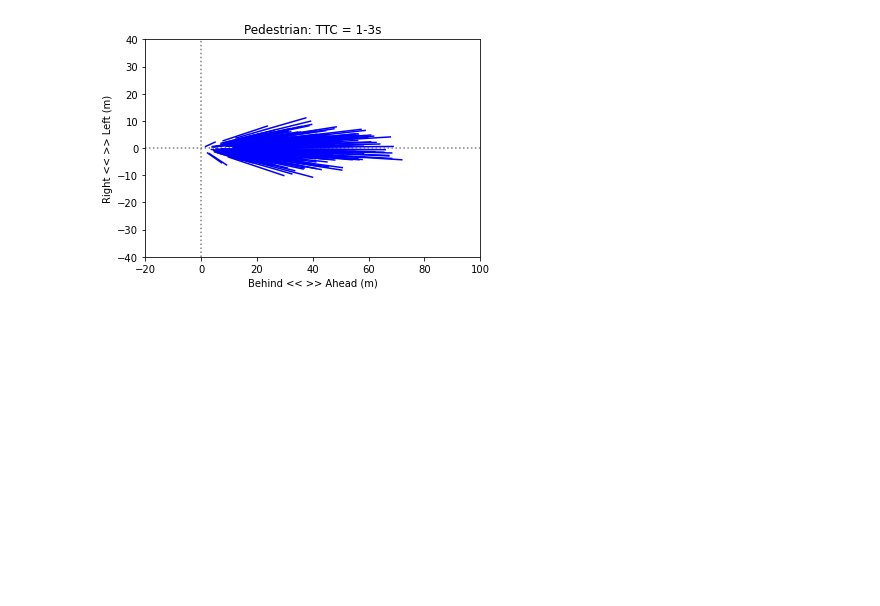
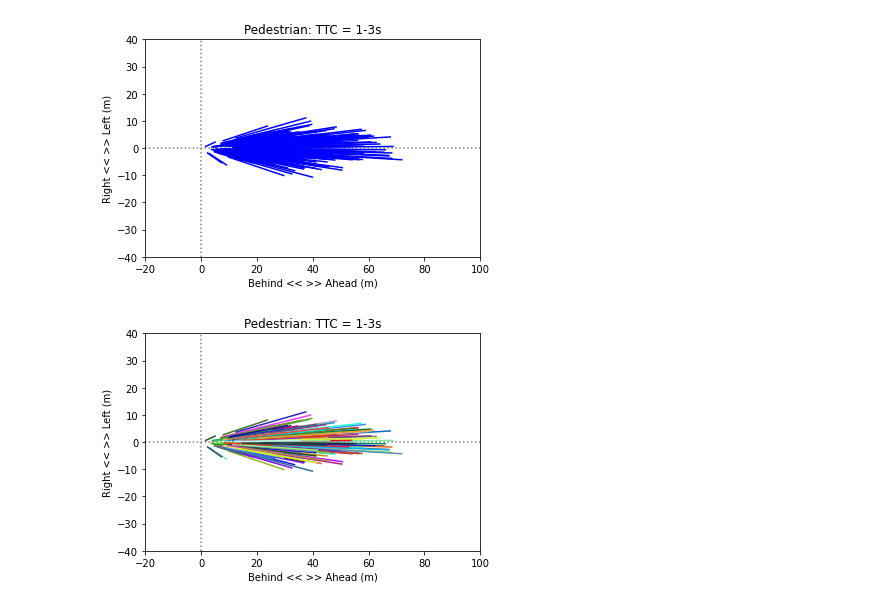
Before and after one commit to Farama-Foundation/Minigrid, a Jupyter notebook: TTC Model.ipynb, the cells around one changed output. Saved outputs shown, nothing was run; the diff lists cells and outputs as text; code cells hidden in the pictures; blank space fills up the shorter version.

```diff
--- a/TTC Model.ipynb
+++ b/TTC Model.ipynb
@@ -118,3 +118,26 @@ plt.plot([x1, x2], [y1, y2], linestyle='-', color='blue')
  <matplotlib.lines.Line2D at 0x...>,
  <matplotlib.lines.Line2D at 0x...>]
 [figure]
+# %%
+x1 = df[df.TTC==3]["distAhead"].values.tolist()
+y1 = df[df.TTC==3]["distLR"].values.tolist()
+x2 = df[df.TTC==1]["distAhead"].values.tolist()
+y2 = df[df.TTC==1]["distLR"].values.tolist()
+plt.xlim(-20, 100)  # Set the lower and upper limits for the x-axis
+plt.ylim(-40, 40)  # Set the lower and upper limits for the y-axis
+plt.plot([-20, 100], [0, 0], linestyle='dotted', color='gray')
+plt.plot([0, 0], [-40, 40], linestyle='dotted', color='gray')
+plt.xlabel('Behind << >> Ahead (m)')
+plt.ylabel('Right << >> Left (m)')
+plt.title('Pedestrian: TTC = 1-3s')
+
+import random
+
+for i in range(len(x1)):
+    # Generate a random color
+    random_color = "#" + "%06x" % random.randint(0, 0xFFFFFF)
+
+    # Connect the points with lines
+    plt.plot([x1[i], x2[i]], [y1[i], y2[i]], linestyle='-', color=random_color)
+# %% [output]
+[figure, added]
```
